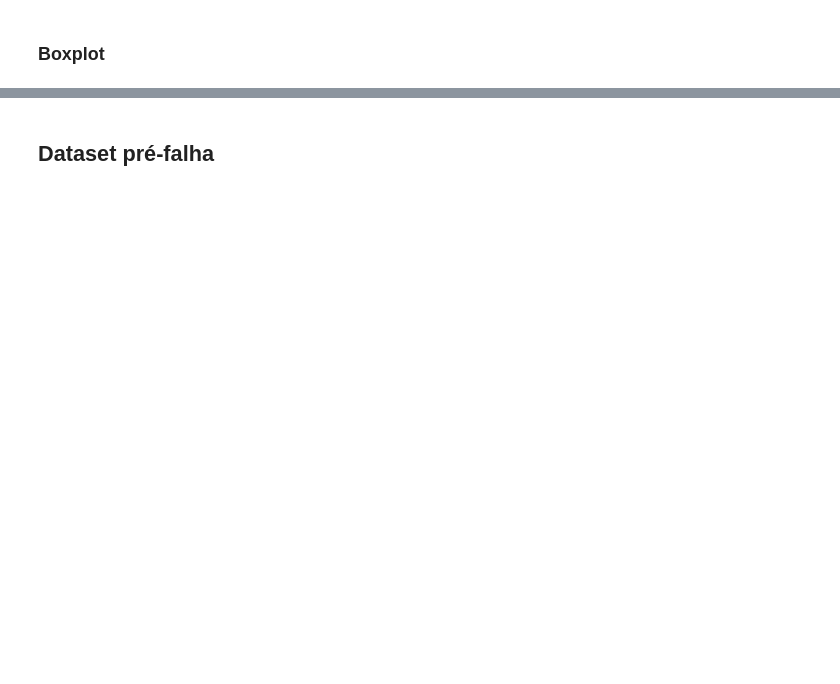
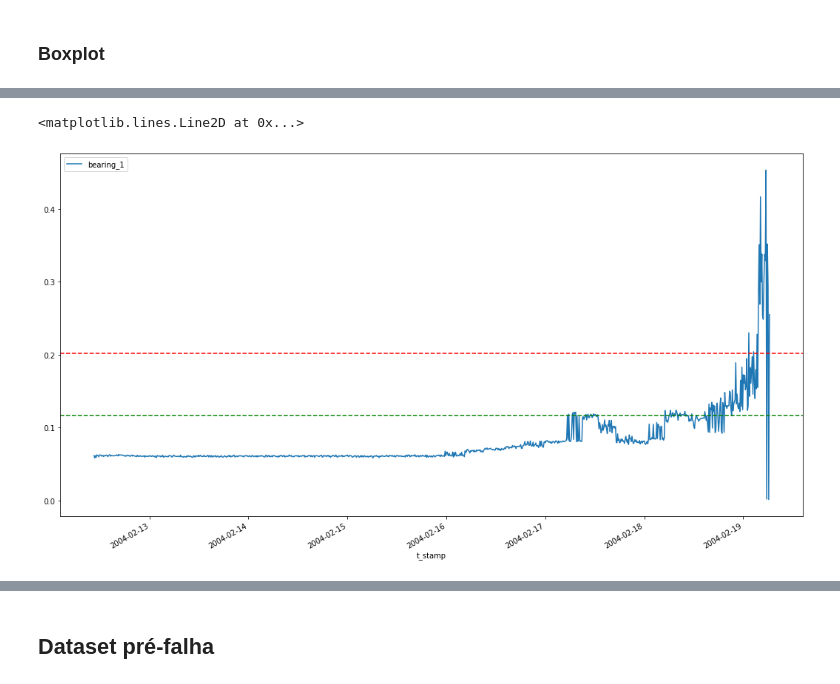
Before and after one commit to victorpecine/nasa_bearing_forecast, a Jupyter notebook: bearing_1.ipynb, the cells around one changed output, grey strips where cells are left out. Saved outputs shown, nothing was run; the diff lists cells and outputs as text; code cells hidden in the pictures; blank space fills up the shorter version.

```diff
--- a/bearing_1.ipynb
+++ b/bearing_1.ipynb
@@ -114 +99,12 @@ limite_superior_df_rolamento
+# %%
+fig, ax = plt.subplots()
+
+df_rolamento.plot(ax=ax, figsize=(18,10))
+
+ax.axhline(lim_sup_sigma, color='r', linestyle='--')
+
+ax.axhline(lim_sup_boxplot, color='green', linestyle='--')
+# %% [output]
+<matplotlib.lines.Line2D at 0x...>
+[figure, added]
 # %%
```
Also changed, not shown: parts of 81 cells of this notebook.
